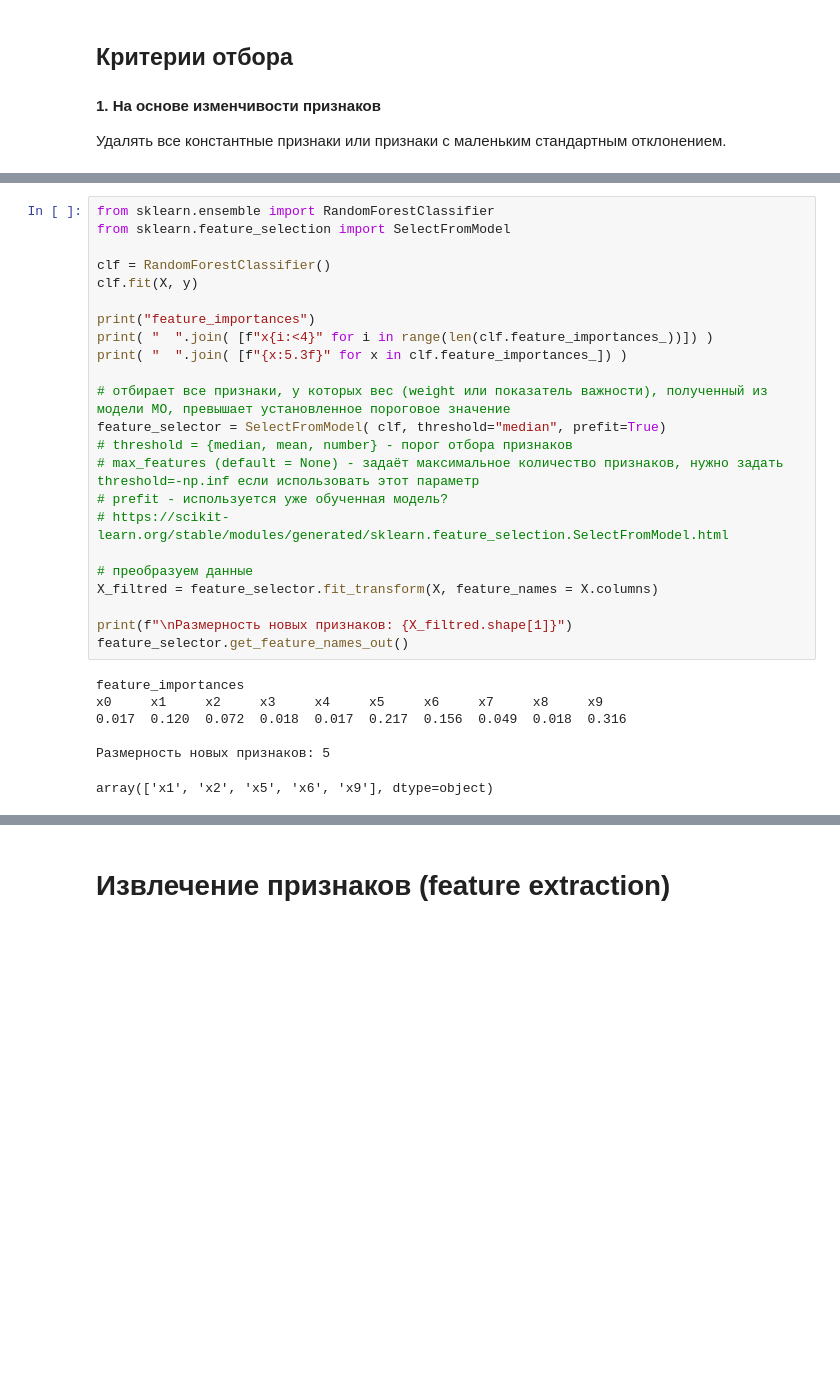
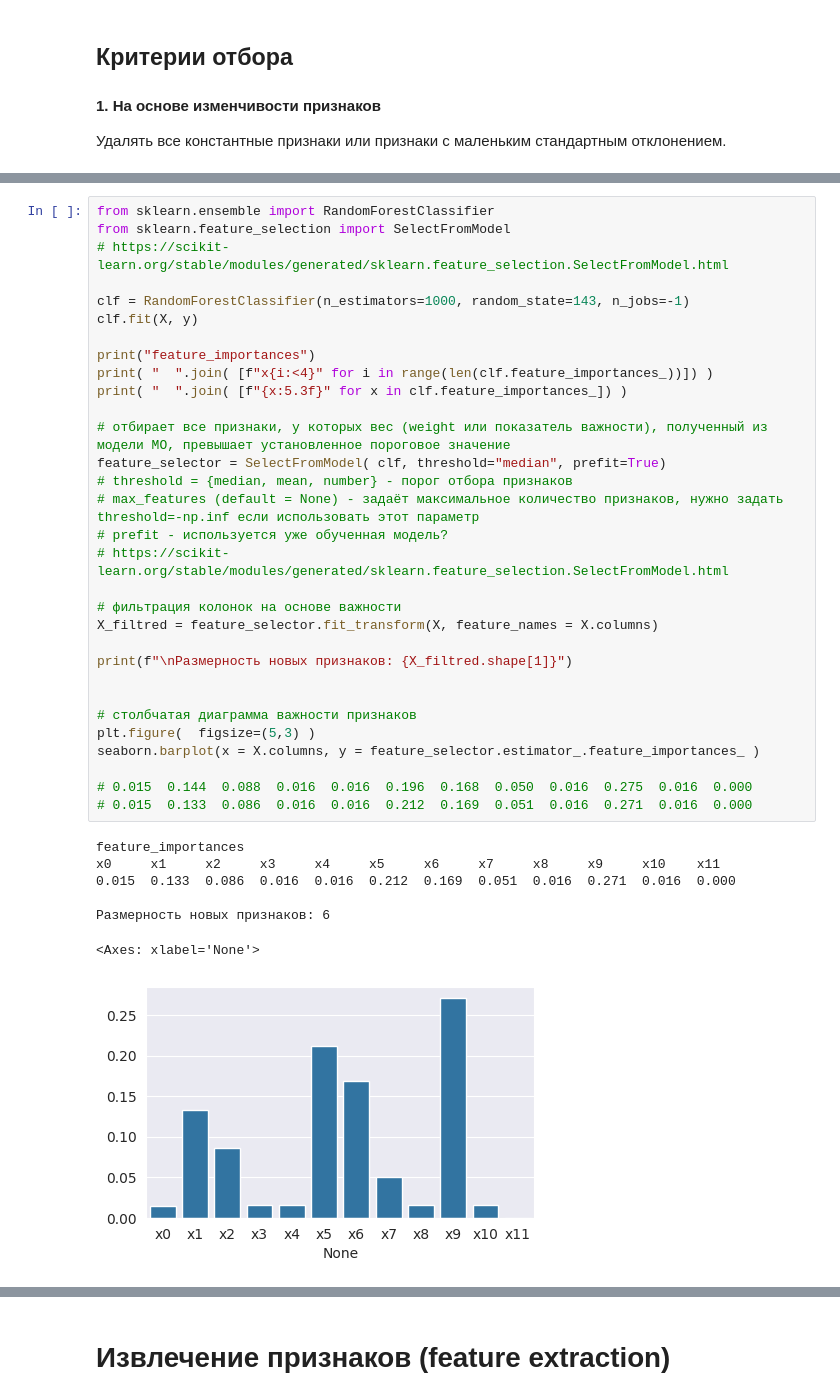
Before and after one commit to ivtipm/ML, a Jupyter notebook: examples/features.ipynb, the cells around one changed output, grey strips where cells are left out. Drawn from its saved outputs; the diff is of its cells as text; blank space fills up the shorter version.

```diff
--- a/examples/features.ipynb
+++ b/examples/features.ipynb
@@ -107,30 +138,39 @@ shape before filtering: (10000, 10)
 # %%
 from sklearn.ensemble import RandomForestClassifier
 from sklearn.feature_selection import SelectFromModel
+# https://scikit-learn.org/stable/modules/generated/sklearn.feature_selection.SelectFromModel.html
 
-clf = RandomForestClassifier()
+clf = RandomForestClassifier(n_estimators=1000, random_state=143, n_jobs=-1)
 clf.fit(X, y)
 
 print("feature_importances")
 print( "  ".join( [f"x{i:<4}" for i in range(len(clf.feature_importances_))]) )
 print( "  ".join( [f"{x:5.3f}" for x in clf.feature_importances_]) )
 
 # отбирает все признаки, у которых вес (weight или показатель важности), полученный из модели МО, превышает установленное пороговое значение
 feature_selector = SelectFromModel( clf, threshold="median", prefit=True)
 # threshold = {median, mean, number} - порог отбора признаков
 # max_features (default = None) - задаёт максимальное количество признаков, нужно задать threshold=-np.inf если использовать этот параметр
 # prefit - используется уже обученная модель?
 # https://scikit-learn.org/stable/modules/generated/sklearn.feature_selection.SelectFromModel.html
 
-# преобразуем данные
+# фильтрация колонок на основе важности
 X_filtred = feature_selector.fit_transform(X, feature_names = X.columns)
 
 print(f"\nРазмерность новых признаков: {X_filtred.shape[1]}")
-feature_selector.get_feature_names_out()
+
+
+# столбчатая диаграмма важности признаков
+plt.figure(  figsize=(5,3) )
+seaborn.barplot(x = X.columns, y = feature_selector.estimator_.feature_importances_ )
+
+# 0.015  0.144  0.088  0.016  0.016  0.196  0.168  0.050  0.016  0.275  0.016  0.000
+# 0.015  0.133  0.086  0.016  0.016  0.212  0.169  0.051  0.016  0.271  0.016  0.000
 # %% [output]
 feature_importances
-x0     x1     x2     x3     x4     x5     x6     x7     x8     x9
-0.017  0.120  0.072  0.018  0.017  0.217  0.156  0.049  0.018  0.316
+x0     x1     x2     x3     x4     x5     x6     x7     x8     x9     x10    x11
+0.015  0.133  0.086  0.016  0.016  0.212  0.169  0.051  0.016  0.271  0.016  0.000
 
-Размерность новых признаков: 5
+Размерность новых признаков: 6
-array(['x1', 'x2', 'x5', 'x6', 'x9'], dtype=object)
+<Axes: xlabel='None'>
+[figure, added]
```
Also changed, not shown: parts of 12 cells of this notebook.
